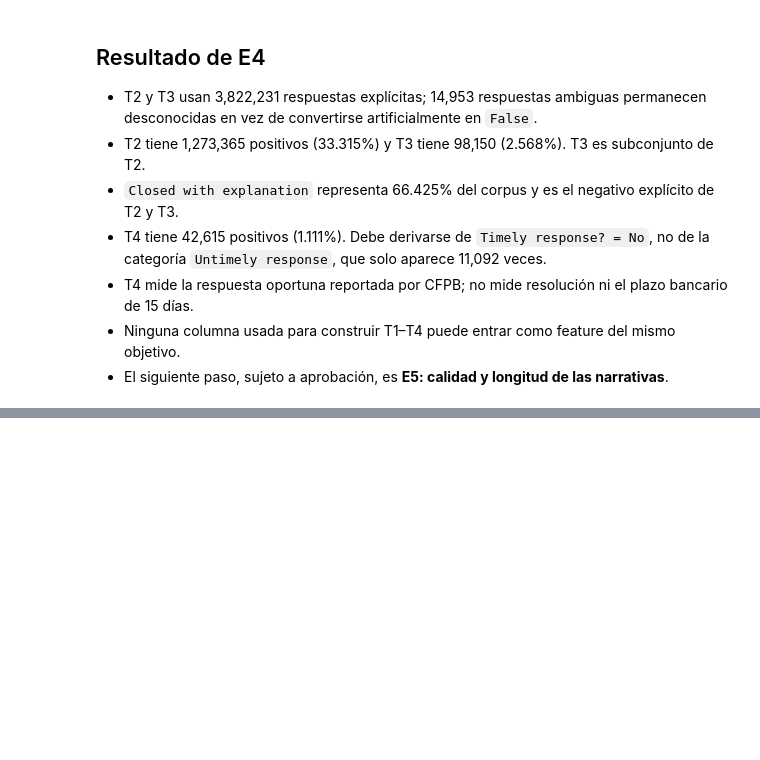
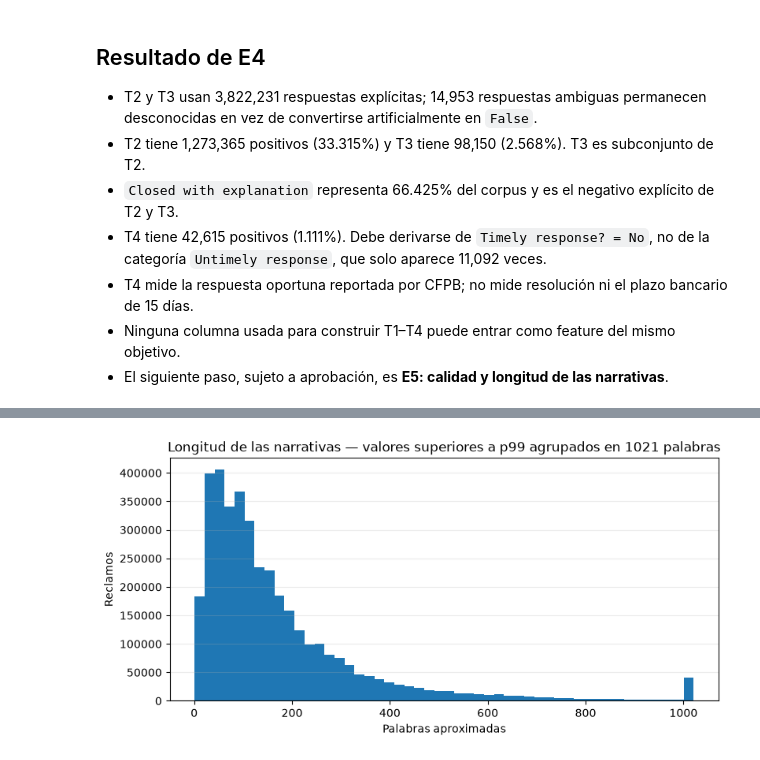
Before and after one commit to Codenid/capstone-claims-triage, a Jupyter notebook: notebooks/01_eda.ipynb, the cells around one changed output, grey strips where cells are left out. Cells and saved outputs as stored; diff of their text form; code cells hidden in the pictures; blank space fills up the shorter version.

Commit message:
Profile complaint narratives

```diff
--- a/notebooks/01_eda.ipynb
+++ b/notebooks/01_eda.ipynb
@@ -780,0 +787,12 @@ display(timeliness_by_response)
+# %%
+import gc
+import re
+
+del responses, response, targets, values, eligible
+gc.collect()
+
+narrative_column = "Consumer complaint narrative"
+narratives = pd.read_parquet(
+    RAW_PATH, columns=[narrative_column], dtype_backend="pyarrow"
+)[narrative_column]
+narratives.shape
@@ -780,0 +803,12 @@ display(timeliness_by_response)
+# %%
+empty_narratives = narratives.str.fullmatch(r"\s*").fillna(False).sum()
+character_count = narratives.str.len()
+word_count = narratives.str.count(r"\S+")
+
+quantiles = [0, 0.01, 0.05, 0.25, 0.50, 0.75, 0.95, 0.99, 1.00]
+length_table = pd.DataFrame({
+    "percentil": [f"{value:.0%}" for value in quantiles],
+    "caracteres": character_count.quantile(quantiles).round().astype("int64").to_numpy(),
+    "palabras aproximadas": word_count.quantile(quantiles).round().astype("int64").to_numpy(),
+})
+display(length_table)
@@ -780,0 +826,13 @@ display(timeliness_by_response)
+# %%
+word_limit = int(word_count.quantile(0.99))
+fig, ax = plt.subplots(figsize=(9, 4))
+ax.hist(word_count.clip(upper=word_limit).to_numpy(), bins=50)
+ax.set(
+    title=f"Longitud de las narrativas — valores superiores a p99 agrupados en {word_limit} palabras",
+    xlabel="Palabras aproximadas",
+    ylabel="Reclamos",
+)
+ax.grid(axis="y", alpha=0.25)
+plt.show()
+# %% [output]
+[figure, added]
```
Also changed, not shown: parts of 9 cells of this notebook.
